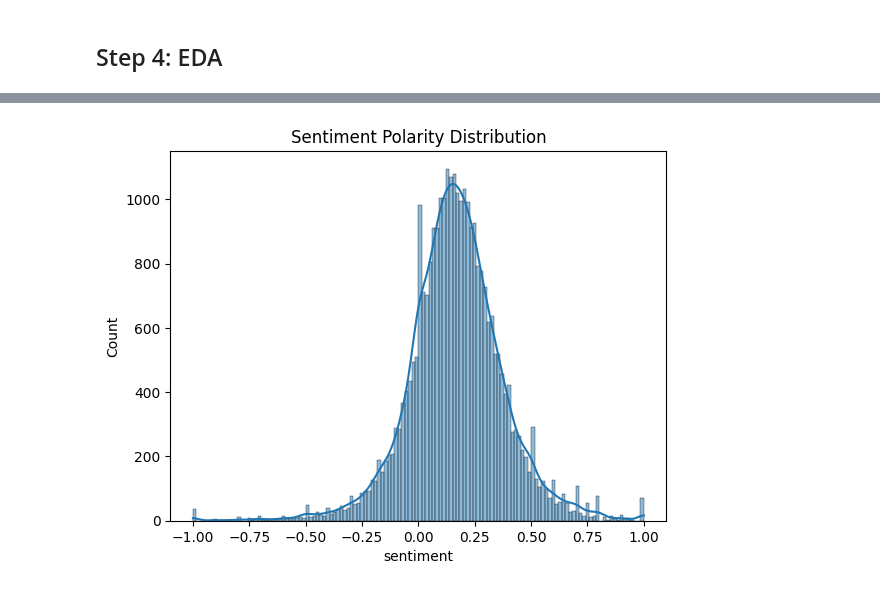
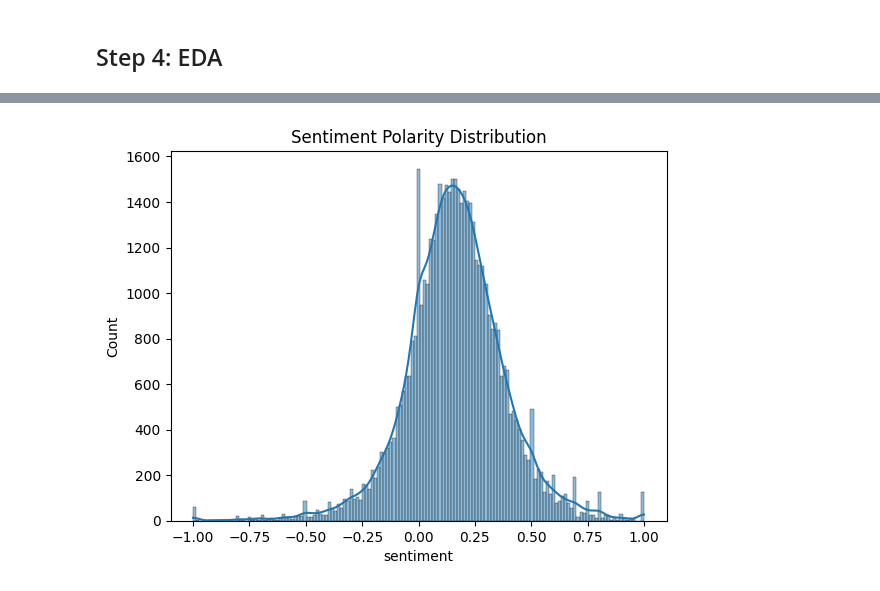
Before and after one commit to kkuc100/Yelp-Sentiment-Analysis, a Jupyter notebook: EDA/yelp_eda.ipynb, the cells around one changed output, grey strips where cells are left out. Drawn from its saved outputs; the diff is of its cells as text; code cells hidden in the pictures.

```diff
--- a/EDA/yelp_eda.ipynb
+++ b/EDA/yelp_eda.ipynb
@@ -118 +120,14 @@ Name: count, dtype: int64
+# %%
+def preprocess_review(review):
+    """Ensures the input is a string, converts it to lovercase, removes puncuation,
+    keeps alphabetical words only, remove any whitespaces"""
+    if isinstance(review, list):
+        review = ' '.join(review)
+    review = review.lower()
+    review = ''.join([char for char in review if char not in string.punctuation])
+    review = ' '.join([word for word in review.split() if word.isalpha()])
+    review = ' '.join(review.split())
+    return review
+
+sampled_df['text'] = sampled_df['text'].apply(preprocess_review)
 # %% [markdown]
@@ -123,13 +136,10 @@ Binary
 ## define outcome variable with 0 being negative, 1 being mixed, and 2 being positive and ##
 #############################
 
-#Remove 3 star food reviews
-#sampled_df = sampled_df[sampled_df['label']!=2]
-
 rating_dict = {0: 0, 1: 0, 2: 1, 3: 2, 4: 2}
-
-sampled_df["label"] = sampled_df.label.map(rating_dict)
-sampled_df["label"].value_counts().sort_index()
+multi_df = copy.deepcopy(sampled_df)
+multi_df["label"] = multi_df.label.map(rating_dict)
+multi_df["label"].value_counts().sort_index()
 # %% [output]
 label
 0    20015
@@ -223,0 +215,5 @@ df_balanced.to_csv(csv_filename, index=False)
+# %%
+## Include all stars##
+#############################
+all_df = copy.deepcopy(sampled_df)
+all_df["label"].value_counts().sort_index()
@@ -225,14 +229,14 @@ df_balanced.to_csv(csv_filename, index=False)
 ## Step 4: EDA
 # %%
 #Analyze text length and word count
-df_balanced['text_length'] = df_balanced['text'].apply(len)
-df_balanced['word_count'] = df_balanced['text'].apply(lambda x: len(x.split()))
+all_df['text_length'] = all_df['text'].apply(len)
+all_df['word_count'] = all_df['text'].apply(lambda x: len(x.split()))
 
-sns.histplot(df_balanced['text_length'], kde=True)
+sns.histplot(all_df['text_length'], kde=True)
 plt.title('Text Length Distribution')
 plt.show()
 
-sns.histplot(df_balanced['word_count'], kde=True)
+sns.histplot(all_df['word_count'], kde=True)
 plt.title('Word Count Distribution')
 plt.show()
 # %% [output]
@@ -241,7 +245,7 @@ plt.show()
 # %%
-df_balanced['sentiment'] = df_balanced['text'].apply(lambda x: TextBlob(x).sentiment.polarity)
-sns.histplot(df_balanced['sentiment'], kde=True)
+all_df['sentiment'] = all_df['text'].apply(lambda x: TextBlob(x).sentiment.polarity)
+sns.histplot(all_df['sentiment'], kde=True)
 plt.title('Sentiment Polarity Distribution')
 plt.show()
 # %% [output]
-[figure, old version]
+[figure, new version]
```
Also changed, not shown: parts of 16 cells of this notebook.
